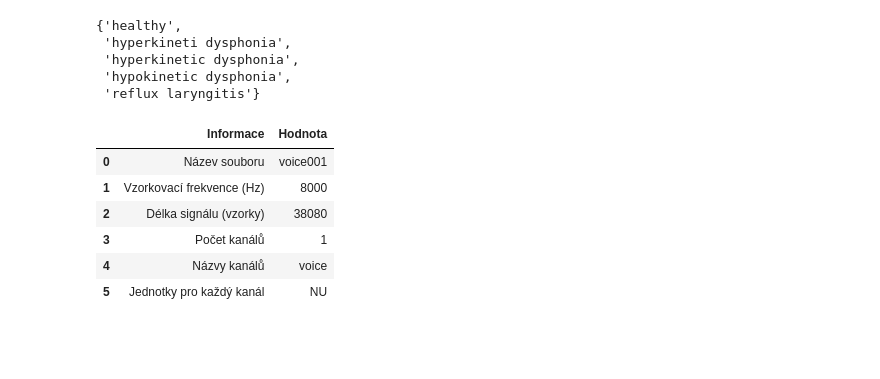
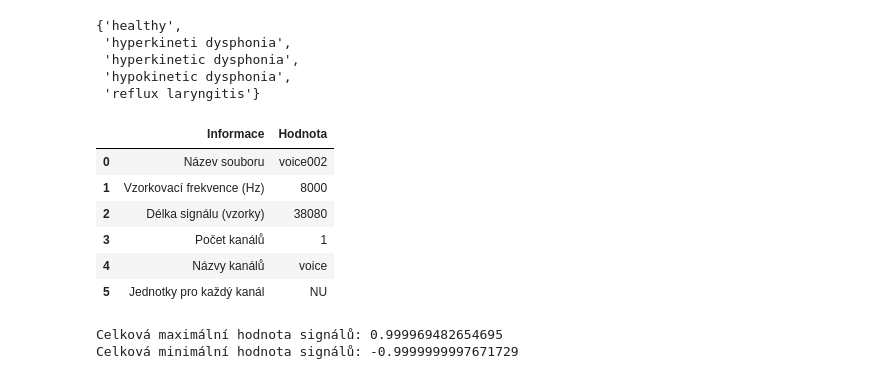
Before and after one commit to ondrejsvorc/UJEP, a Jupyter notebook: PZS/seminar_work_2/main.ipynb, the cells around one changed output. Cells and saved outputs as stored; diff of their text form; code cells hidden in the pictures; blank space fills up the shorter version.

```diff
--- a/PZS/seminar_work_2/main.ipynb
+++ b/PZS/seminar_work_2/main.ipynb
@@ -263,12 +388,38 @@ get_possible_diagnoses()
  'hypokinetic dysphonia',
  'reflux laryngitis'}
 # %%
-record_info(load_record("voice001"))
+record_info(load_record("voice002"))
 # %% [output]
 |  | Informace | Hodnota |
-| 0 | Název souboru | voice001 |
+| 0 | Název souboru | voice002 |
 | 1 | Vzorkovací frekvence (Hz) | 8000 |
 | 2 | Délka signálu (vzorky) | 38080 |
 | 3 | Počet kanálů | 1 |
 | 4 | Názvy kanálů | voice |
 | 5 | Jednotky pro každý kanál | NU |
+# %%
+# NU = Normalized Unit
+# Zde zjišťuji, na jaké rozmezí byla amplituda hlasu normalizována.
+
+folder = "data"
+global_max = -np.inf
+global_min = np.inf
+
+for file in os.listdir(folder):
+    if file.endswith(".dat"):
+        file_path = os.path.join(folder, file[:-4])
+        record: Record = wfdb.rdrecord(file_path)
+        signal = record.p_signal[:, 0]
+        file_max = np.max(signal)
+        file_min = np.min(signal)
+        if file_max > global_max:
+            global_max = file_max
+        if file_min < global_min:
+            global_min = file_min
+
+# Dedukce je taková, že rozmezí je na intervalu od -1 do 1.
+print("Celková maximální hodnota signálů:", global_max)
+print("Celková minimální hodnota signálů:", global_min)
+# %% [output]
+Celková maximální hodnota signálů: 0.999969482654695
+Celková minimální hodnota signálů: -0.9999999997671729
```
Also changed, not shown: parts of 6 cells of this notebook, 1 other file.
